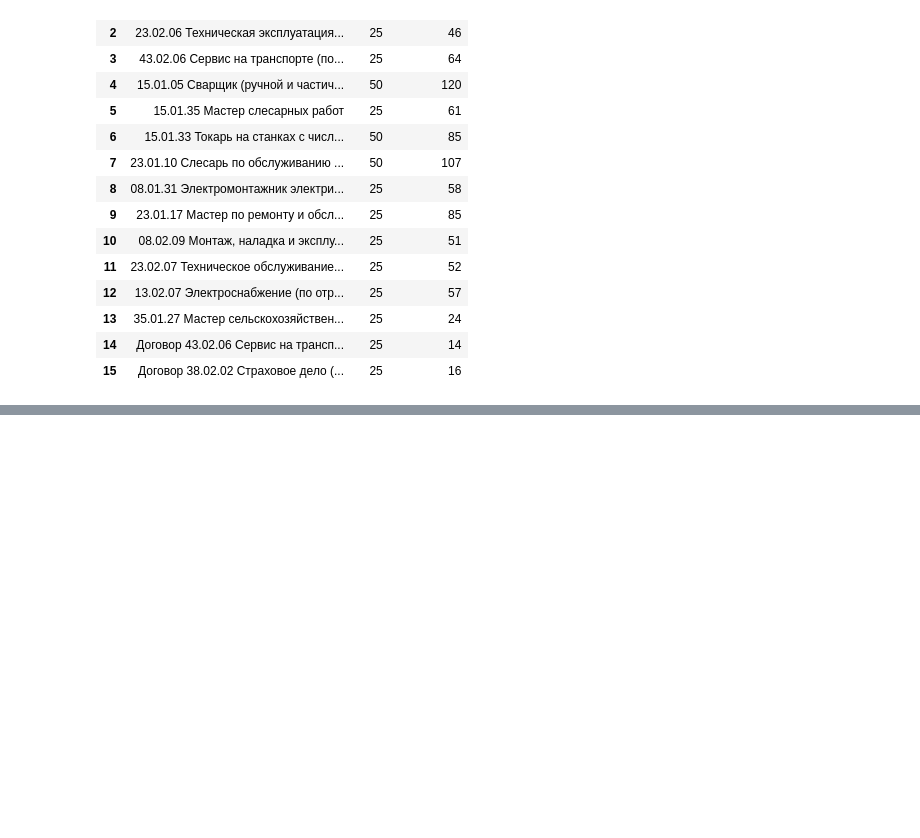
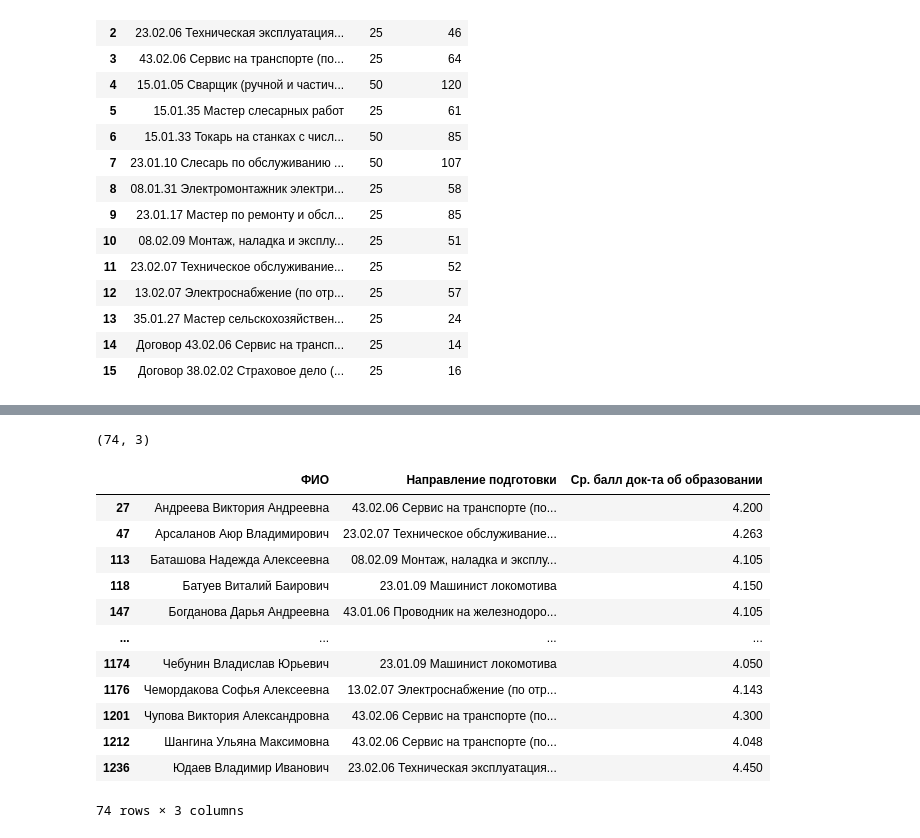
Before and after one commit to t0r1n88/Tandem, a Jupyter notebook: avg_score.ipynb, the cells around one changed output, grey strips where cells are left out. Drawn from its saved outputs; the diff is of its cells as text; code cells hidden in the pictures; blank space fills up the shorter version.

```diff
--- a/avg_score.ipynb
+++ b/avg_score.ipynb
@@ -199,0 +177,28 @@ out_df.to_excel('data/Договорники средний балл.xlsx')
+# %%
+avg_4 =pd.read_excel('data/Абитуриенты.xlsx',sheet_name='Абитуриенты',skiprows=8,dtype={'ИНН':str,'Серия УЛ':str,'Номер УЛ':str})
+# %%
+avg_4 = avg_4[avg_4['Состояние выбран. конкурса'] == 'Зачислен'] # оставялем только зачисленных
+# %%
+avg_4 = avg_4[['ФИО','Направление подготовки','Ср. балл док-та об образовании']]
+# %%
+avg_4 = avg_4[avg_4['Ср. балл док-та об образовании'] > 4]
+# %%
+avg_4.shape
+# %% [output]
+(74, 3)
+# %%
+avg_4
+# %% [output]
+|  | ФИО | Направление подготовки | Ср. балл док-та об образовании |
+| 27 | Андреева Виктория Андреевна | 43.02.06 Сервис на транспорте (по... | 4.200 |
+| 47 | Арсаланов Аюр Владимирович | 23.02.07 Техническое обслуживание... | 4.263 |
+| 113 | Баташова Надежда Алексеевна | 08.02.09 Монтаж, наладка и эксплу... | 4.105 |
+| 118 | Батуев Виталий Баирович | 23.01.09 Машинист локомотива | 4.150 |
+| 147 | Богданова Дарья Андреевна | 43.01.06 Проводник на железнодоро... | 4.105 |
+| ... | ... | ... | ... |
+| 1174 | Чебунин Владислав Юрьевич | 23.01.09 Машинист локомотива | 4.050 |
+| 1176 | Чемордакова Софья Алексеевна | 13.02.07 Электроснабжение (по отр... | 4.143 |
+| 1201 | Чупова Виктория Александровна | 43.02.06 Сервис на транспорте (по... | 4.300 |
+| 1212 | Шангина Ульяна Максимовна | 43.02.06 Сервис на транспорте (по... | 4.048 |
+| 1236 | Юдаев Владимир Иванович | 23.02.06 Техническая эксплуатация... | 4.450 |
+74 rows × 3 columns
```
Also changed, not shown: parts of 21 cells of this notebook, 1 other file.
